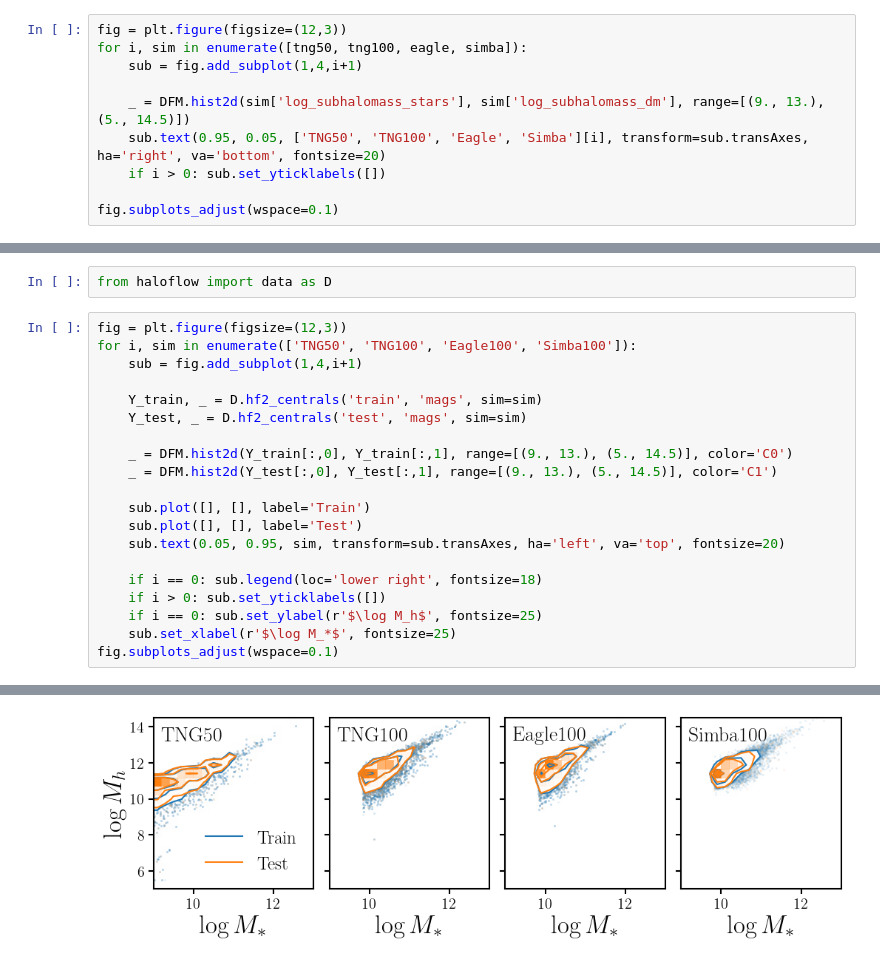
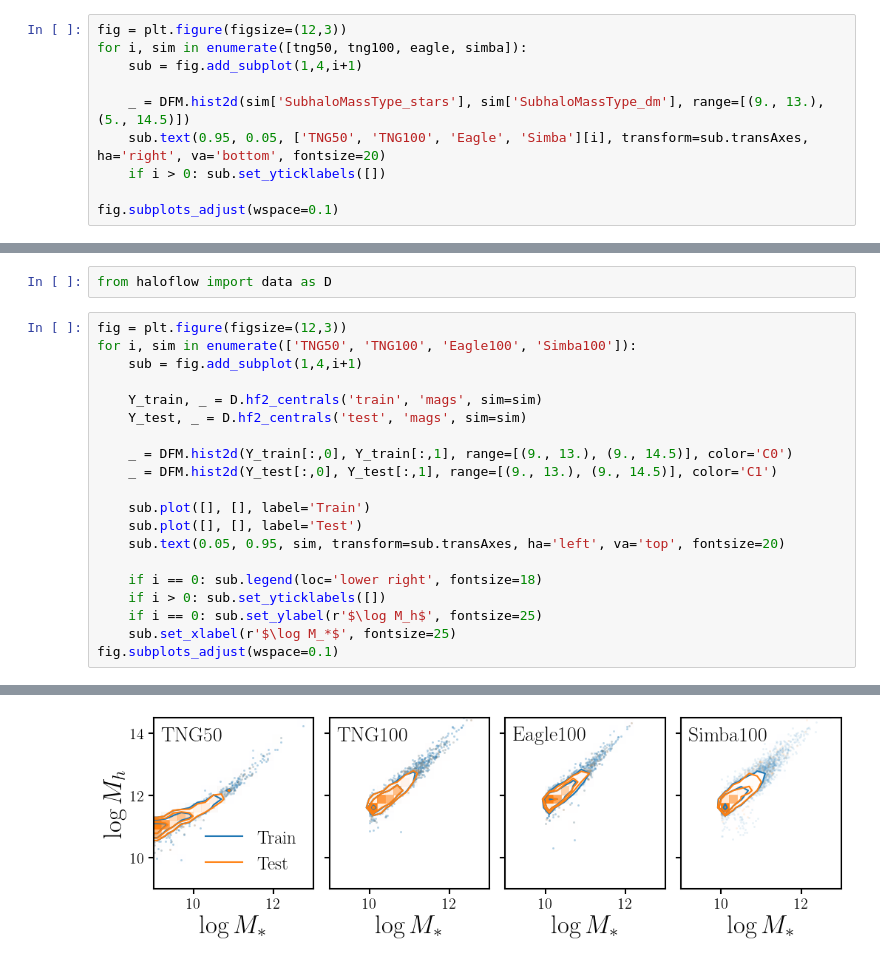
Before and after one commit to galactic-ai/haloflow, a Jupyter notebook: bin/data/preprocess_hf2.ipynb, the cells around one changed output, grey strips where cells are left out. Drawn from its saved outputs; the diff is of its cells as text.

```diff
--- a/bin/data/preprocess_hf2.ipynb
+++ b/bin/data/preprocess_hf2.ipynb
@@ -35,7 +35,7 @@ fig = plt.figure(figsize=(12,3))
 for i, sim in enumerate([tng50, tng100, eagle, simba]):
     sub = fig.add_subplot(1,4,i+1)
 
-    _ = DFM.hist2d(sim['log_subhalomass_stars'], sim['log_subhalomass_dm'], range=[(9., 13.), (5., 14.5)])
+    _ = DFM.hist2d(sim['SubhaloMassType_stars'], sim['SubhaloMassType_dm'], range=[(9., 13.), (5., 14.5)])
     sub.text(0.95, 0.05, ['TNG50', 'TNG100', 'Eagle', 'Simba'][i], transform=sub.transAxes, ha='right', va='bottom', fontsize=20)
     if i > 0: sub.set_yticklabels([])
 
@@ -54,8 +56,8 @@ for i, sim in enumerate(['TNG50', 'TNG100', 'Eagle100', 'Simba100']):
     Y_train, _ = D.hf2_centrals('train', 'mags', sim=sim)
     Y_test, _ = D.hf2_centrals('test', 'mags', sim=sim)
 
-    _ = DFM.hist2d(Y_train[:,0], Y_train[:,1], range=[(9., 13.), (5., 14.5)], color='C0')
-    _ = DFM.hist2d(Y_test[:,0], Y_test[:,1], range=[(9., 13.), (5., 14.5)], color='C1')
+    _ = DFM.hist2d(Y_train[:,0], Y_train[:,1], range=[(9., 13.), (9., 14.5)], color='C0')
+    _ = DFM.hist2d(Y_test[:,0], Y_test[:,1], range=[(9., 13.), (9., 14.5)], color='C1')
 
     sub.plot([], [], label='Train')
     sub.plot([], [], label='Test')
@@ -70,4 +73,4 @@ fig.subplots_adjust(wspace=0.1)
-[figure, old version]
+[figure, new version]
 # %%
 fig = plt.figure(figsize=(12,3))
 for i, sim in enumerate(['TNG50', 'TNG100', 'Eagle100', 'Simba100']):
```
Also changed, not shown: parts of 3 cells of this notebook.
